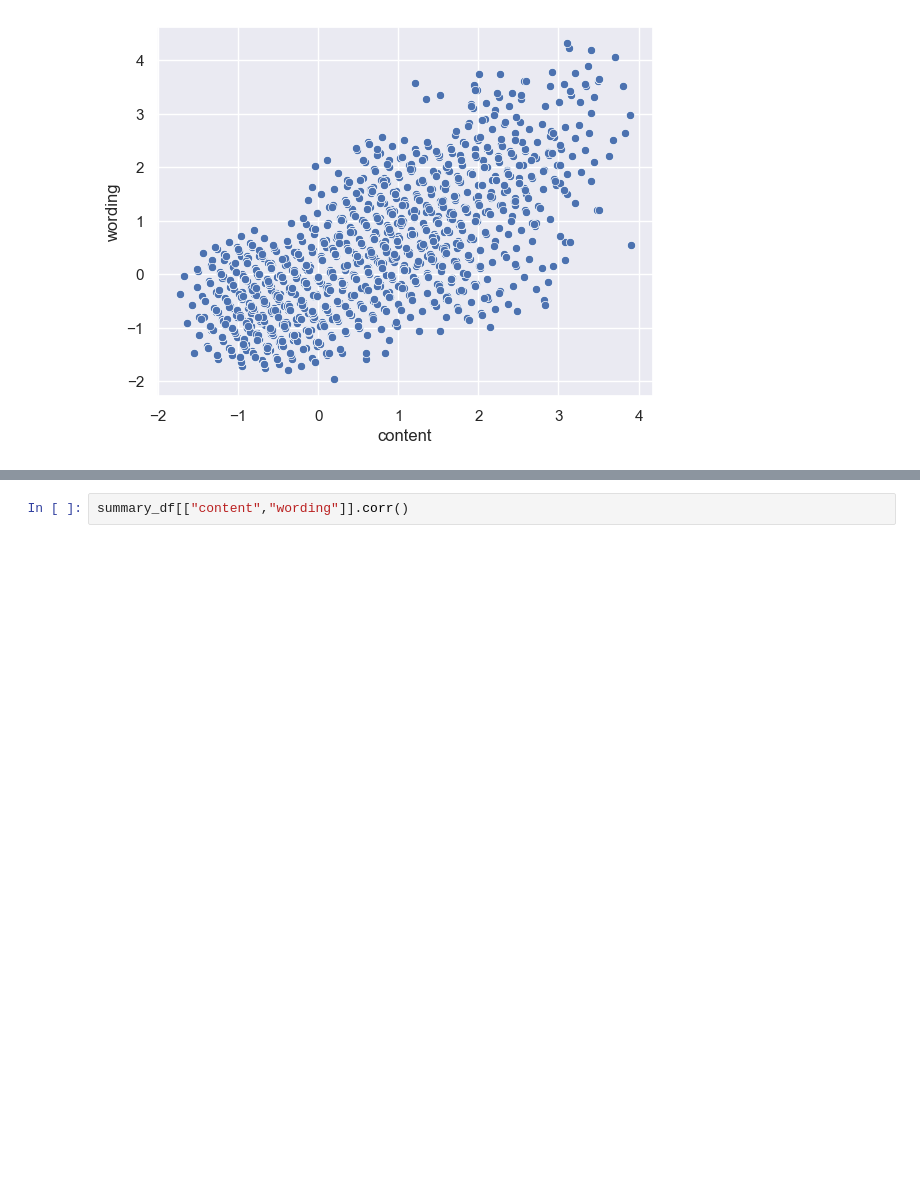
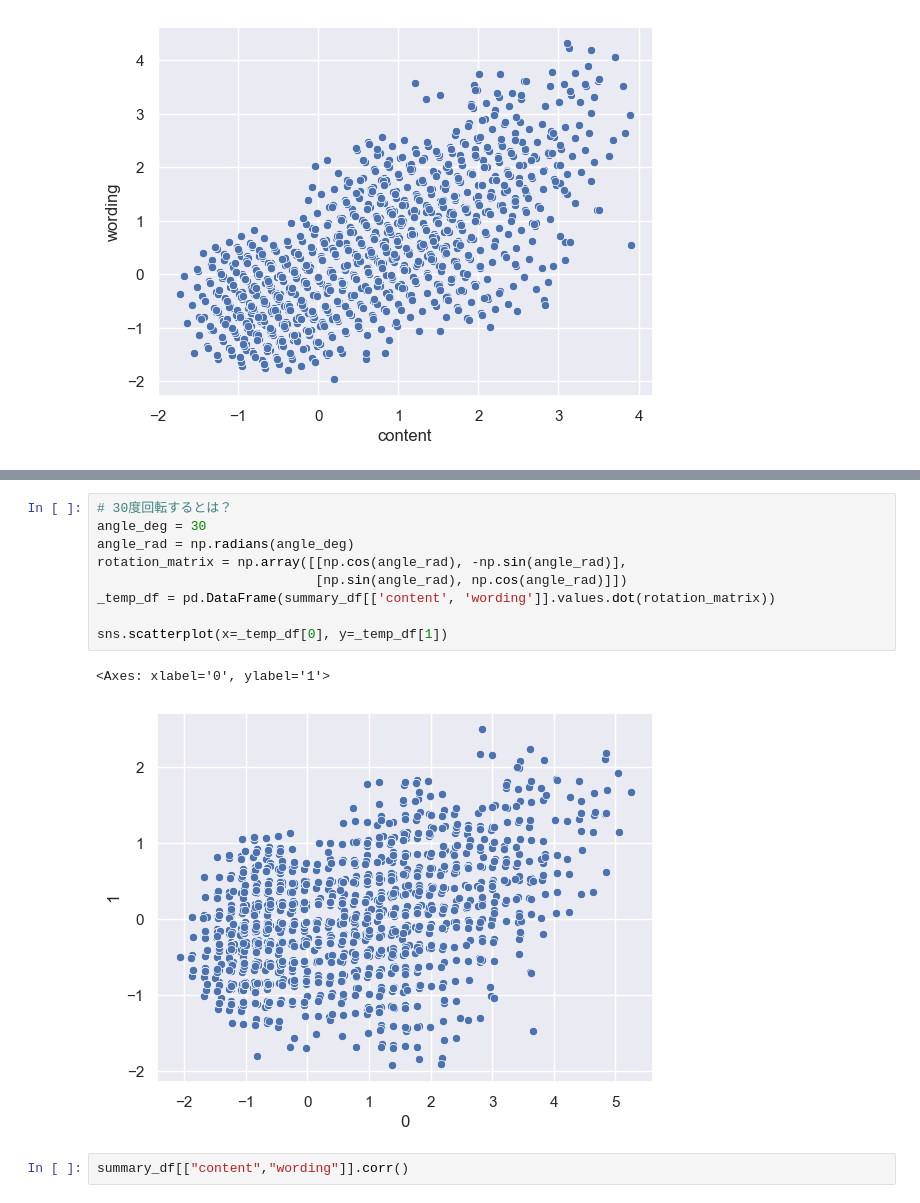
Before and after one commit to kfsky/CommonLit2023, a Jupyter notebook: notebooks/test.ipynb, the cells around one changed output, grey strips where cells are left out. Saved outputs shown, nothing was run; the diff lists cells and outputs as text; blank space fills up the shorter version.

```diff
--- a/notebooks/test.ipynb
+++ b/notebooks/test.ipynb
@@ -83,3 +89,15 @@ sns.scatterplot(x=summary_df["content"], y=summary_df["wording"])
+# %%
+# 30度回転するとは？
+angle_deg = 30
+angle_rad = np.radians(angle_deg)
+rotation_matrix = np.array([[np.cos(angle_rad), -np.sin(angle_rad)],
+                            [np.sin(angle_rad), np.cos(angle_rad)]])
+_temp_df = pd.DataFrame(summary_df[['content', 'wording']].values.dot(rotation_matrix))
+
+sns.scatterplot(x=_temp_df[0], y=_temp_df[1])
+# %% [output]
+<Axes: xlabel='0', ylabel='1'>
+[figure, added]
 # %%
 summary_df[["content","wording"]].corr()
 # %% [output]
```
Also changed, not shown: parts of 22 cells of this notebook, 7 other files.
